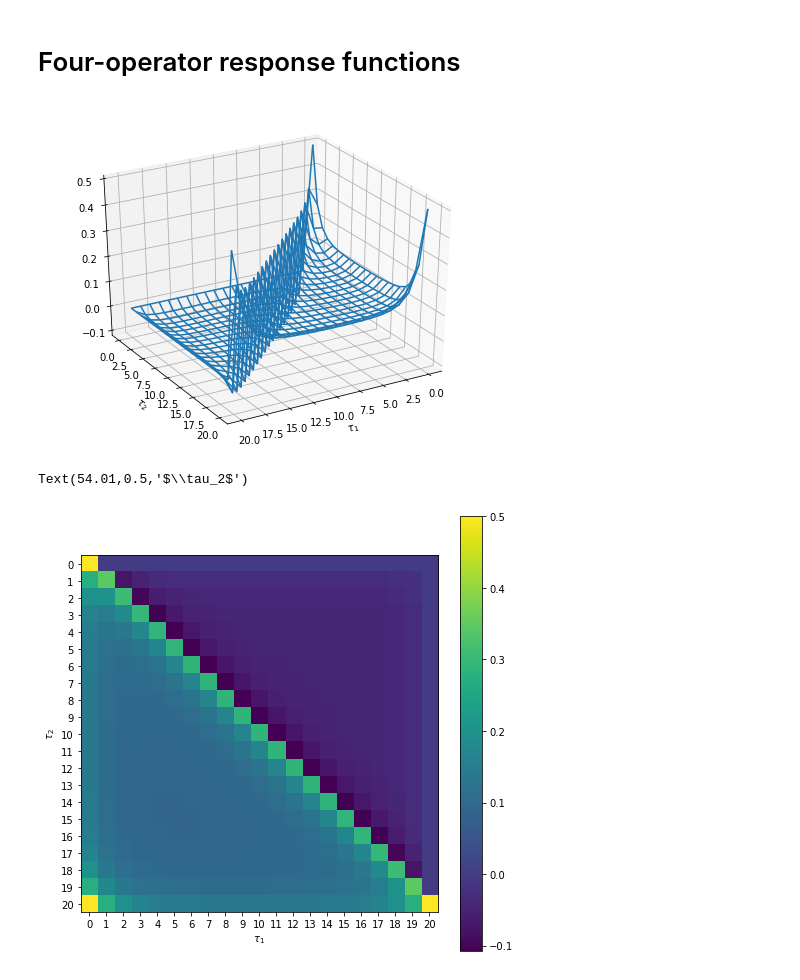
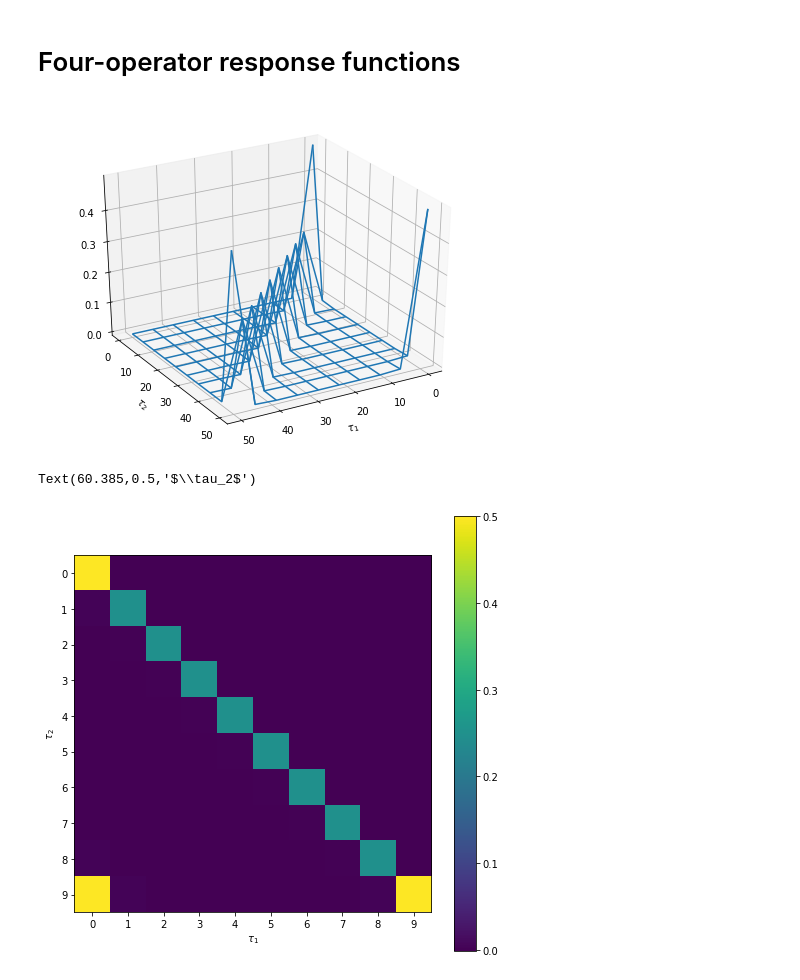
Before and after one commit to HugoStrand/pyed, a Jupyter notebook: doc/Anderson.ipynb, the cells around one changed output. Cells and saved outputs as stored; diff of their text form; code cells hidden in the pictures.

```diff
--- a/doc/Anderson.ipynb
+++ b/doc/Anderson.ipynb
@@ -36,7 +36,7 @@ H_hyb
 ## Thermal equilibrium solution
 # %%
 import numpy as np
-beta = 20.0 # inverse temperature
+beta = 50.0 # inverse temperature
 fundamental_operators = np.array([[c(up,i), c(down,i)] for i in range(len(ek)+1)]).flatten()
 
 from pyed.TriqsExactDiagonalization import TriqsExactDiagonalization
@@ -98,7 +96,7 @@ plt.figure(); oplot(g_iwn); plt.savefig('figure_g_iwn.png')
 from pytriqs.gf import Gf
 from pytriqs.gf import MeshImTime, MeshProduct
 
-ntau = 21
+ntau = 10
 imtime = MeshImTime(beta, 'Fermion', ntau)
 # %%
 prodmesh2 = MeshProduct(imtime, imtime)
@@ -120,16 +118,16 @@ ax.set_ylabel(r'$\tau_2$')
 plt.tight_layout()
 plt.savefig('figure_g3pp_tau.png')
 # %% [output]
-[figure, old version]
+[figure, new version]
 # %%
 plt.figure(figsize=(8,8))
 plt.imshow(data.real)
-plt.xticks(range(21))
-plt.yticks(range(21))
+plt.xticks(range(10))
+plt.yticks(range(10))
 plt.savefig('im_g3pp_tau.png')
 plt.colorbar()
 plt.xlabel(r'$\tau_1$')
 plt.ylabel(r'$\tau_2$')
 # %% [output]
-Text(54.01,0.5,'$\\tau_2$')
+Text(60.385,0.5,'$\\tau_2$')
-[figure, old version]
+[figure, new version]
```
Also changed, not shown: parts of 9 cells of this notebook, 2 other files.
